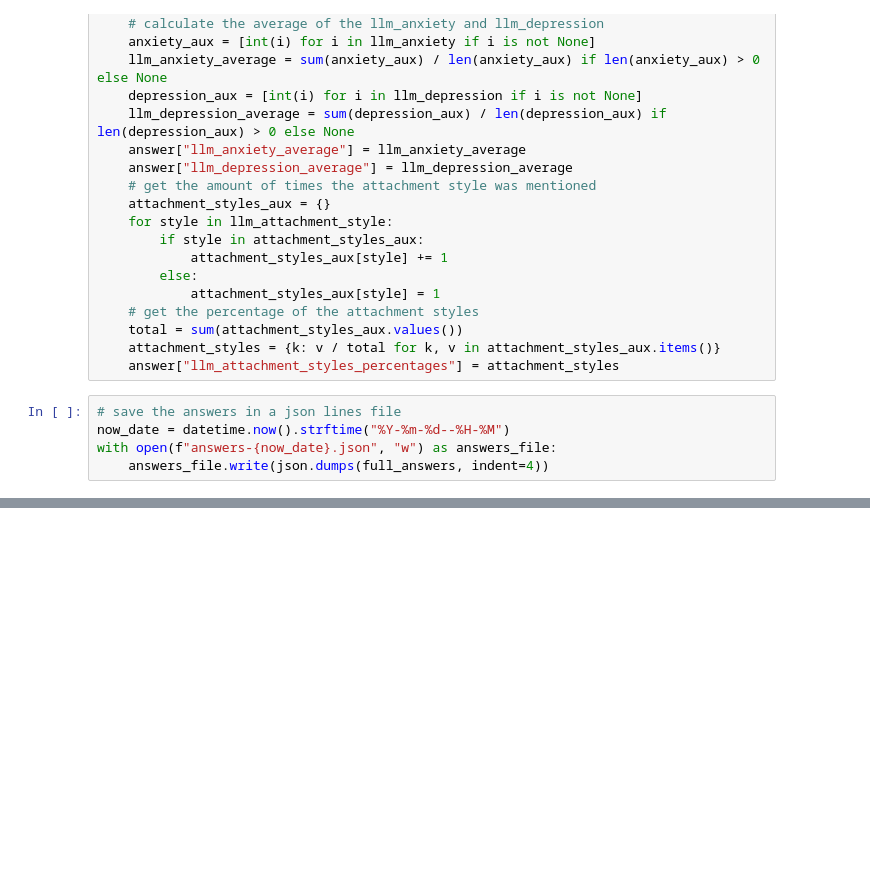
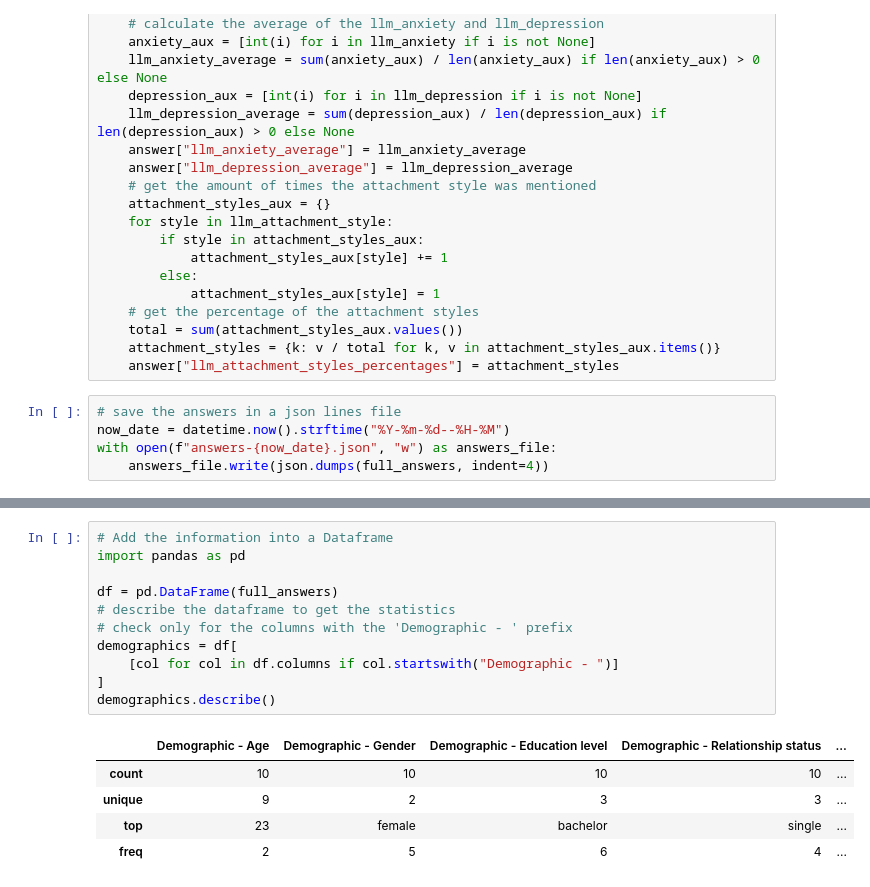
Before and after one commit to Zelev/attachment-jupyter, a Jupyter notebook: Attachment transcription service.ipynb, the cells around one changed output, grey strips where cells are left out. Cells and saved outputs as stored; diff of their text form; blank space fills up the shorter version.

```diff
--- a/Attachment transcription service.ipynb
+++ b/Attachment transcription service.ipynb
@@ -471,0 +495,17 @@ with open(f"answers-{now_date}.json", "w") as answers_file:
+# %%
+# Add the information into a Dataframe
+import pandas as pd
+
+df = pd.DataFrame(full_answers)
+# describe the dataframe to get the statistics
+# check only for the columns with the 'Demographic - ' prefix
+demographics = df[
+    [col for col in df.columns if col.startswith("Demographic - ")]
+]
+demographics.describe()
+# %% [output]
+|  | Demographic - Age | Demographic - Gender | Demographic - Education level | Demographic - Relationship status | ... |
+| count | 10 | 10 | 10 | 10 | ... |
+| unique | 9 | 2 | 3 | 3 | ... |
+| top | 23 | female | bachelor | single | ... |
+| freq | 2 | 5 | 6 | 4 | ... |
```
Also changed, not shown: parts of 6 cells of this notebook, 3 other files.
